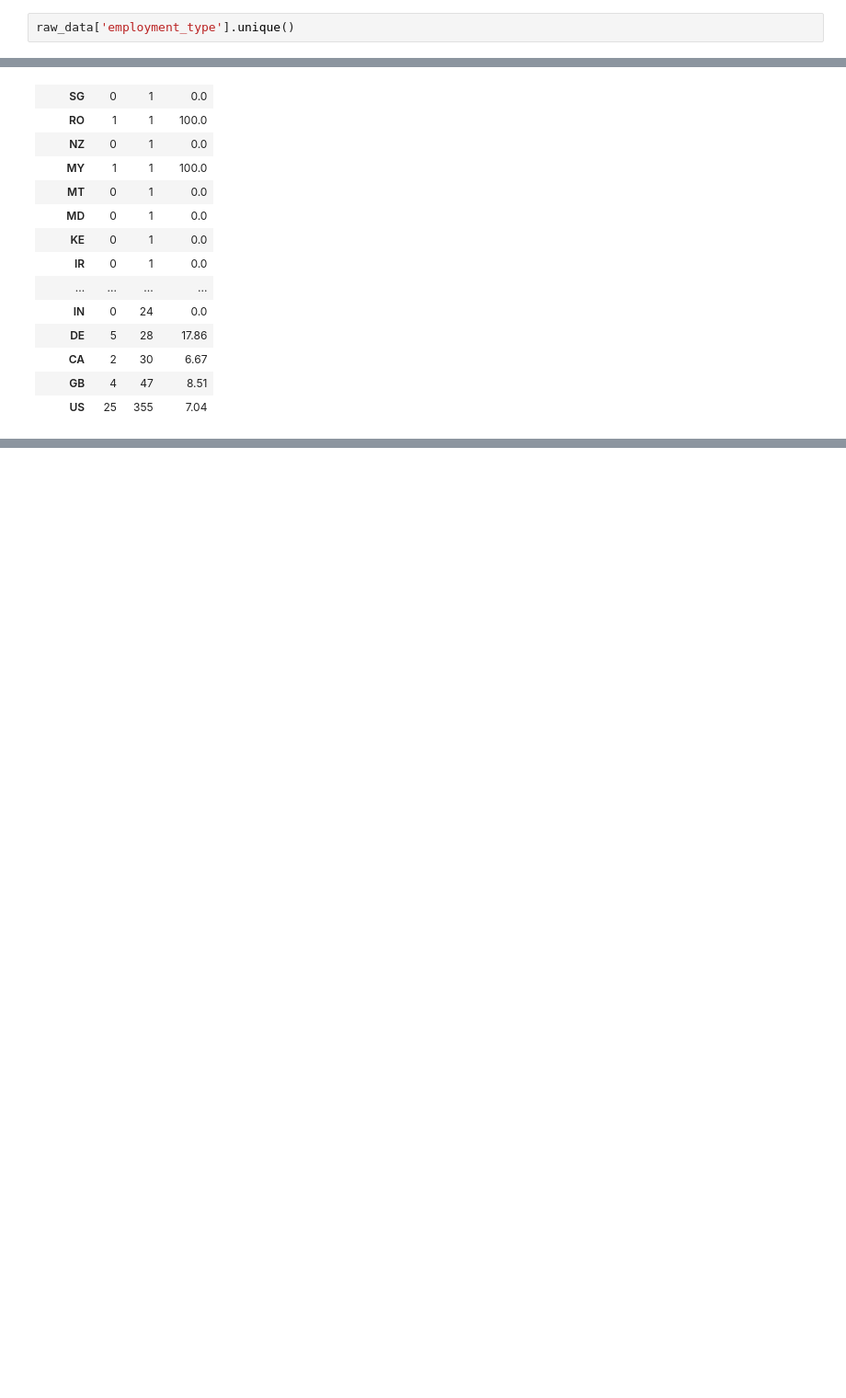
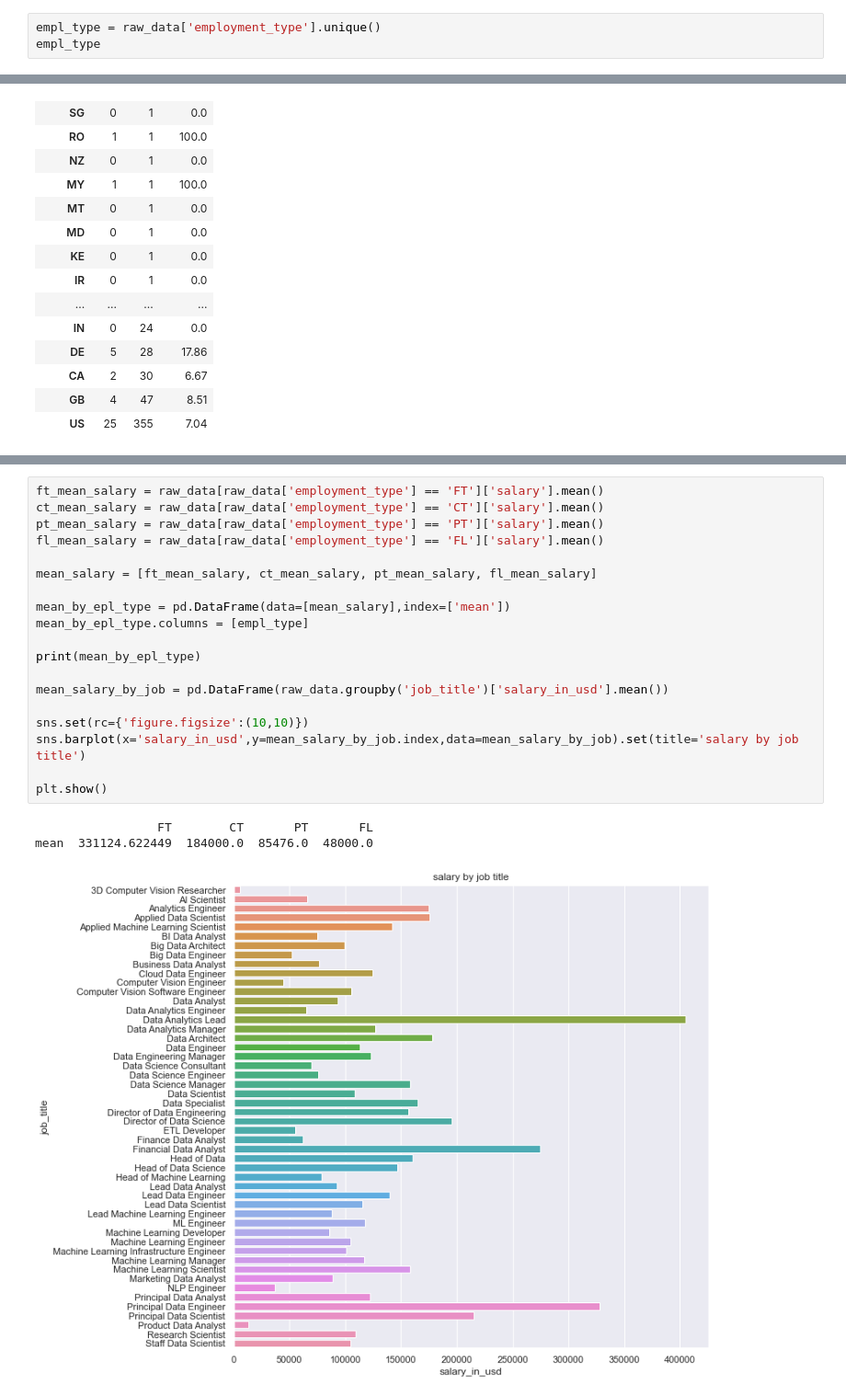
Before and after one commit to itamarKraitman/Data-Science-Salary-Analysis, a Jupyter notebook: Data Science Salary Analysis.ipynb, the cells around one changed output, grey strips where cells are left out. Shown at 92% size. Cells and saved outputs as stored; diff of their text form; blank space fills up the shorter version.

```diff
--- a/Data Science Salary Analysis.ipynb
+++ b/Data Science Salary Analysis.ipynb
@@ -68,7 +68,8 @@ raw_data['experience_level'].unique()
 # %% [output]
 array(['MI', 'SE', 'EN', 'EX'], dtype=object)
 # %%
-raw_data['employment_type'].unique()
+empl_type = raw_data['employment_type'].unique()
+empl_type
 # %% [output]
 array(['FT', 'CT', 'PT', 'FL'], dtype=object)
 # %%
@@ -245,0 +281,23 @@ Lets start by finding the avarage salary in each location.
+# %%
+ft_mean_salary = raw_data[raw_data['employment_type'] == 'FT']['salary'].mean()
+ct_mean_salary = raw_data[raw_data['employment_type'] == 'CT']['salary'].mean()
+pt_mean_salary = raw_data[raw_data['employment_type'] == 'PT']['salary'].mean()
+fl_mean_salary = raw_data[raw_data['employment_type'] == 'FL']['salary'].mean()
+
+mean_salary = [ft_mean_salary, ct_mean_salary, pt_mean_salary, fl_mean_salary]
+
+mean_by_epl_type = pd.DataFrame(data=[mean_salary],index=['mean'])
+mean_by_epl_type.columns = [empl_type]
+
+print(mean_by_epl_type)
+
+mean_salary_by_job = pd.DataFrame(raw_data.groupby('job_title')['salary_in_usd'].mean())
+
+sns.set(rc={'figure.figsize':(10,10)})
+sns.barplot(x='salary_in_usd',y=mean_salary_by_job.index,data=mean_salary_by_job).set(title='salary by job title')
+
+plt.show()
+# %% [output]
+                 FT        CT       PT       FL
+mean  331124.622449  184000.0  85476.0  48000.0
+[figure, added]
```
Also changed, not shown: parts of 12 cells of this notebook.
